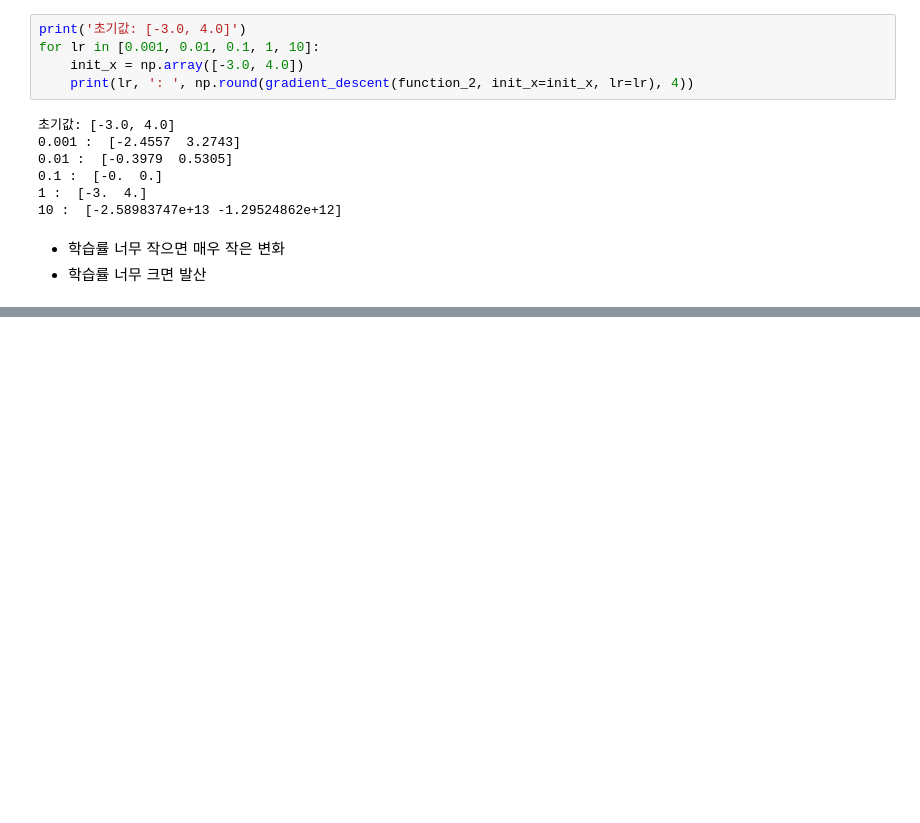
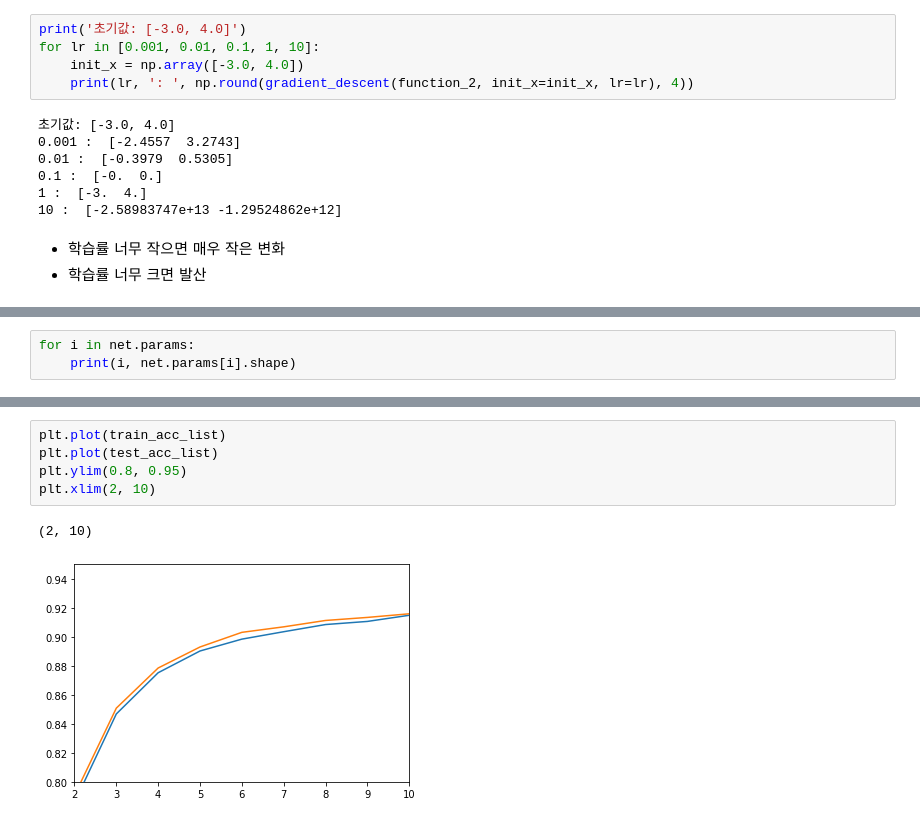
Before and after one commit to philgineer/Deeplearning_projects, a Jupyter notebook: deep_learning_from_scratch/4_신경망학습.ipynb, the cells around one changed output, grey strips where cells are left out. Cells and saved outputs as stored; diff of their text form; blank space fills up the shorter version.

```diff
--- a/deep_learning_from_scratch/4_신경망학습.ipynb
+++ b/deep_learning_from_scratch/4_신경망학습.ipynb
@@ -258,0 +364,3 @@ for lr in [0.001, 0.01, 0.1, 1, 10]:
+# %%
+for i in net.params:
+    print(i, net.params[i].shape)
@@ -258,0 +514,8 @@ for lr in [0.001, 0.01, 0.1, 1, 10]:
+# %%
+plt.plot(train_acc_list)
+plt.plot(test_acc_list)
+plt.ylim(0.8, 0.95)
+plt.xlim(2, 10)
+# %% [output]
+(2, 10)
+[figure, added]
```
Also changed, not shown: parts of 21 cells of this notebook.
